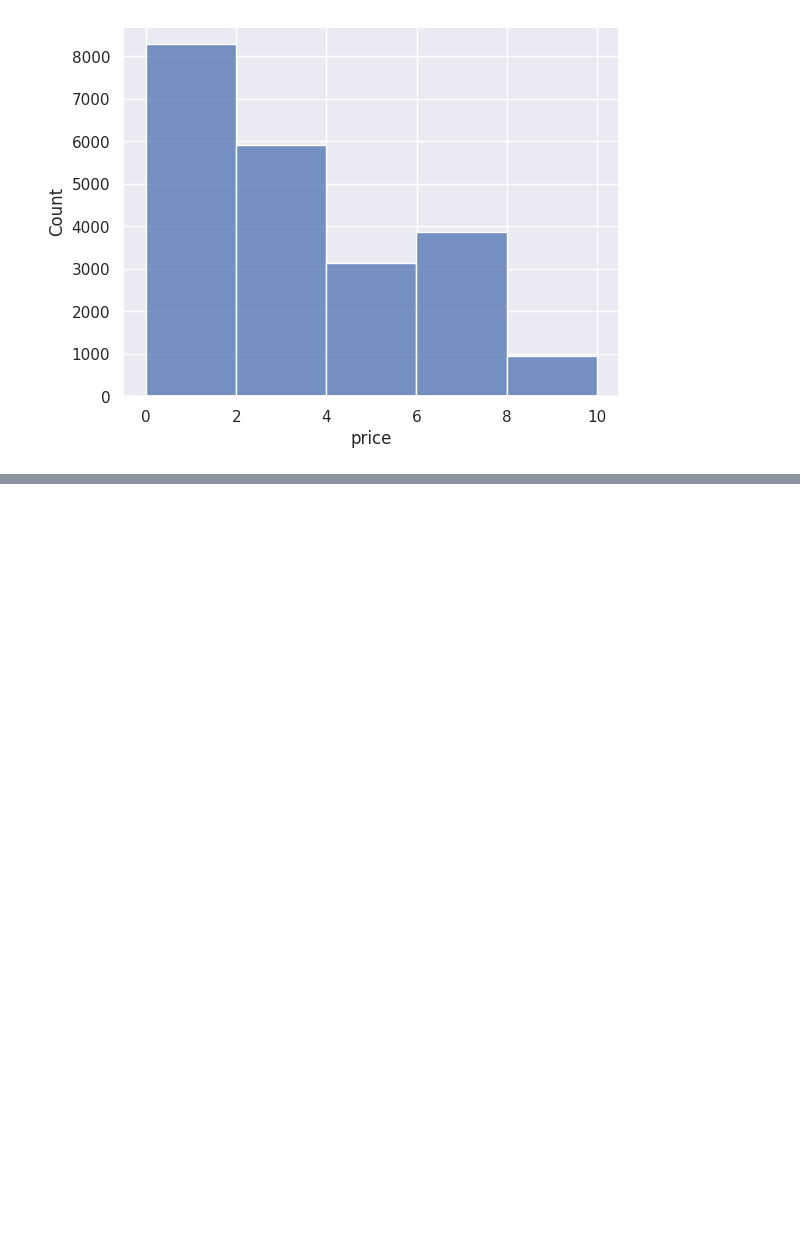
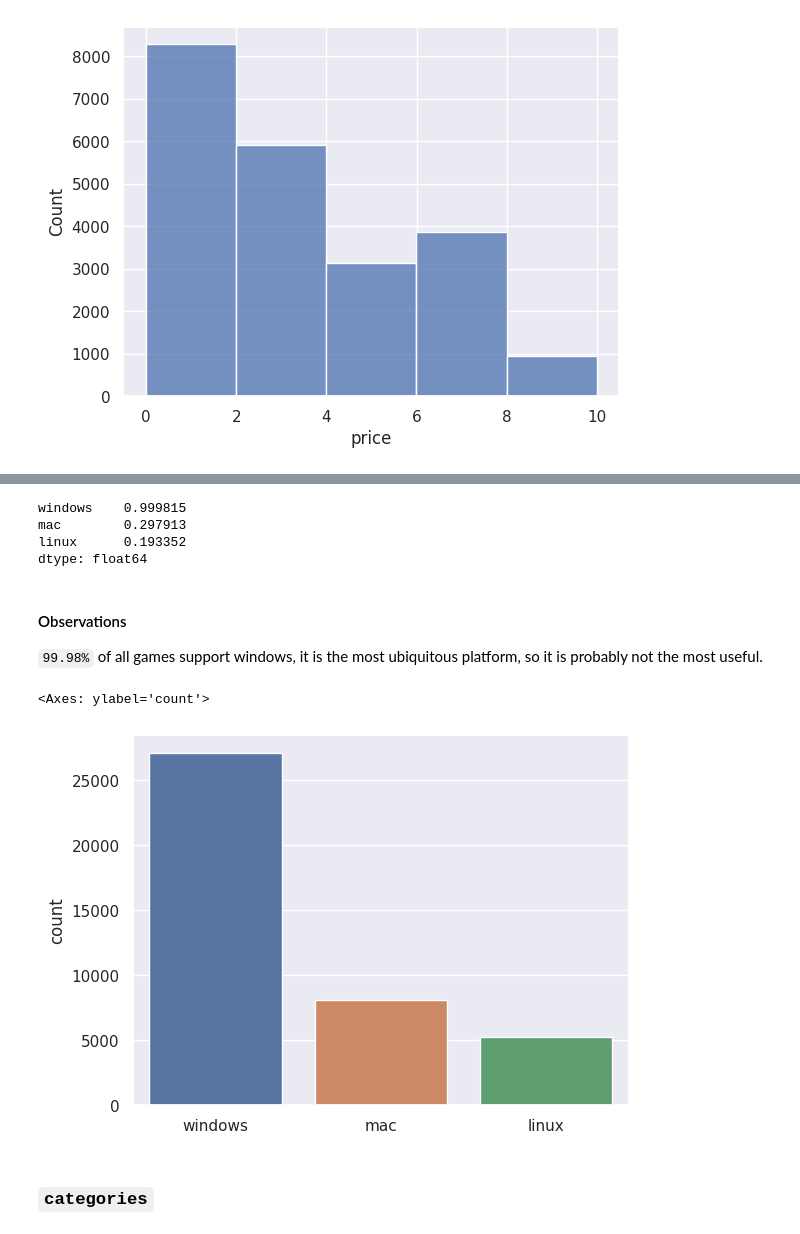
Before and after one commit to nefelibata28/usg, a Jupyter notebook: notebooks/data_cleaning.ipynb, the cells around one changed output, grey strips where cells are left out. Drawn from its saved outputs; the diff is of its cells as text; code cells hidden in the pictures; blank space fills up the shorter version.

```diff
--- a/notebooks/data_cleaning.ipynb
+++ b/notebooks/data_cleaning.ipynb
@@ -145,0 +237,19 @@ array([1, 1, 1, ..., 0, 0, 0])
+# %%
+kaggle_steam[['windows', 'mac', 'linux']].sum() / len(kaggle_steam)
+# %% [output]
+windows    0.999815
+mac        0.297913
+linux      0.193352
+dtype: float64
+# %% [markdown]
+#### Observations
+
+`99.98%` of all games support windows, it is the most ubiquitous platform, so it is probably not the most useful.
+# %%
+q = kaggle_steam[['windows', 'mac', 'linux']].sum().to_frame(name='count')
+sb.barplot(x=q.index, y=q['count'])
+# %% [output]
+<Axes: ylabel='count'>
+[figure, added]
+# %% [markdown]
+### `categories`
```
Also changed, not shown: parts of 77 cells of this notebook.
